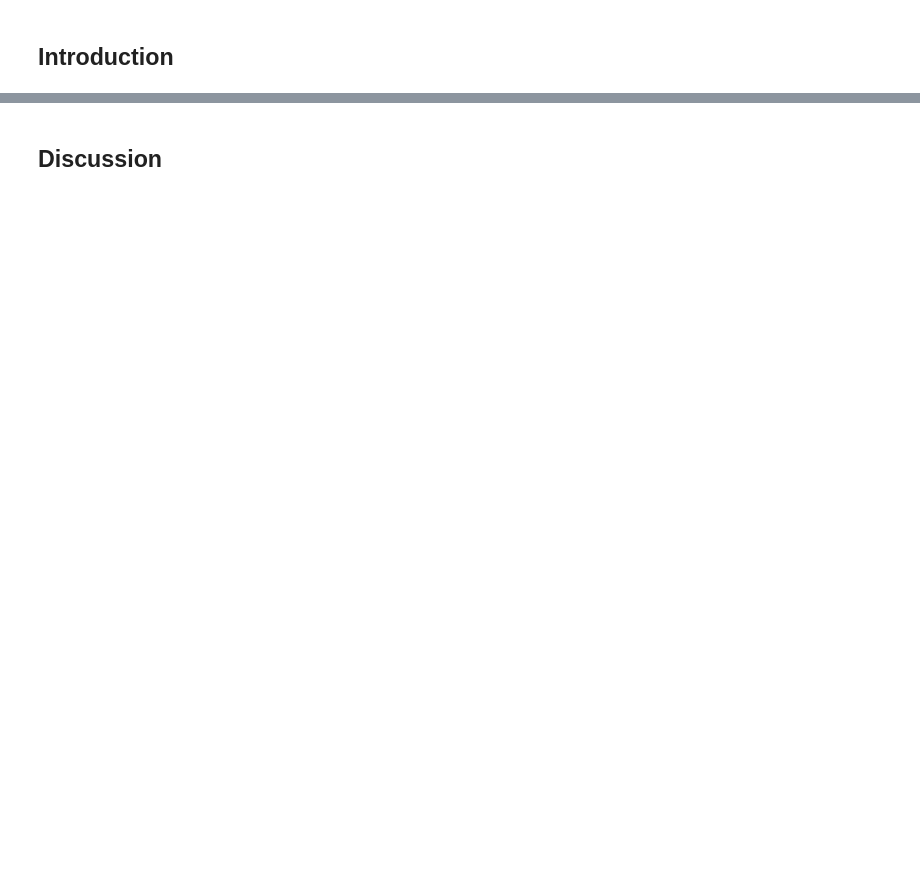
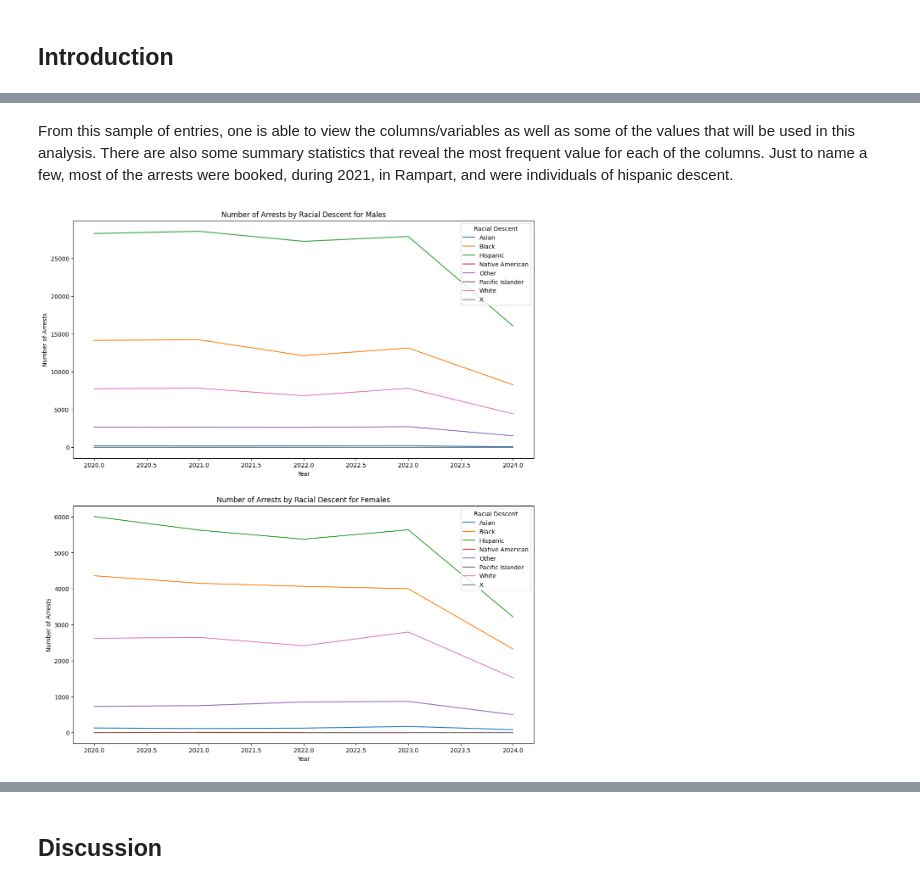
Before and after one commit to brycej0nes/Bryce-s-Repo, a Jupyter notebook: Final_Project.ipynb, the cells around one changed output, grey strips where cells are left out. Saved outputs shown, nothing was run; the diff lists cells and outputs as text; code cells hidden in the pictures; blank space fills up the shorter version.

```diff
--- a/Final_Project.ipynb
+++ b/Final_Project.ipynb
@@ -6,0 +24,7 @@
+# %%
+# import libraries
+import matplotlib.pyplot as plt # plotting
+import numpy as np # numerical operations
+import pandas as pd
+data = pd.read_csv('final_dataset.csv')
+data
@@ -6,0 +67,50 @@
+# %% [markdown]
+From this sample of entries, one is able to view the columns/variables as well as some of the values that will be used in this analysis. There are also some summary statistics that reveal the most frequent value for each of the columns. Just to name a few, most of the arrests were booked, during 2021, in Rampart, and were individuals of hispanic descent.
+# %%
+male = data[data.Sex == 'M']
+female = data[data.Sex == 'F']
+# %%
+grouped_male = male.groupby(['Year', 'Descent']).size().reset_index(name = 'Count')
+pivot_male = grouped_male.pivot(index = 'Year', columns = 'Descent', values = 'Count')
+
+grouped_female = female.groupby(['Year', 'Descent']).size().reset_index(name = 'Count')
+pivot_female  = grouped_female.pivot(index = 'Year', columns = 'Descent', values = 'Count')
+
+
+years_male = pivot_male.index.to_numpy()
+
+descent_columns_male  = pivot_male.columns.to_numpy()
+counts_male = pivot_male.to_numpy()
+
+years_female =  pivot_female.index.to_numpy()
+descent_columns_female = pivot_female.columns.to_numpy()
+counts_female = pivot_female.to_numpy()
+
+
+fig, (ax1, ax2) = plt.subplots(nrows = 2, ncols = 1, figsize = (14, 16))
+
+# plot for males
+for i, descent in enumerate(descent_columns_male):
+
+    ax1.plot(years_male, counts_male[:, i], label=descent)
+
+ax1.set_title('Number of Arrests by Racial Descent for Males')
+
+ax1.set_xlabel('Year')
+ax1.set_ylabel('Number of Arrests')
+ax1.legend(title = 'Racial Descent')
+
+# plot for females
+for i, descent in enumerate(descent_columns_female):
+    ax2.plot(years_female, counts_female[:, i], label = descent)
+
+
+
+ax2.set_title('Number of Arrests by Racial Descent for Females')
+ax2.set_xlabel('Year')
+ax2.set_ylabel('Number of Arrests')
+ax2.legend(title =  'Racial Descent')
+
+plt.show()
+# %% [output]
+[figure, added]
```
Also changed, not shown: parts of 26 cells of this notebook, 2 other files.
